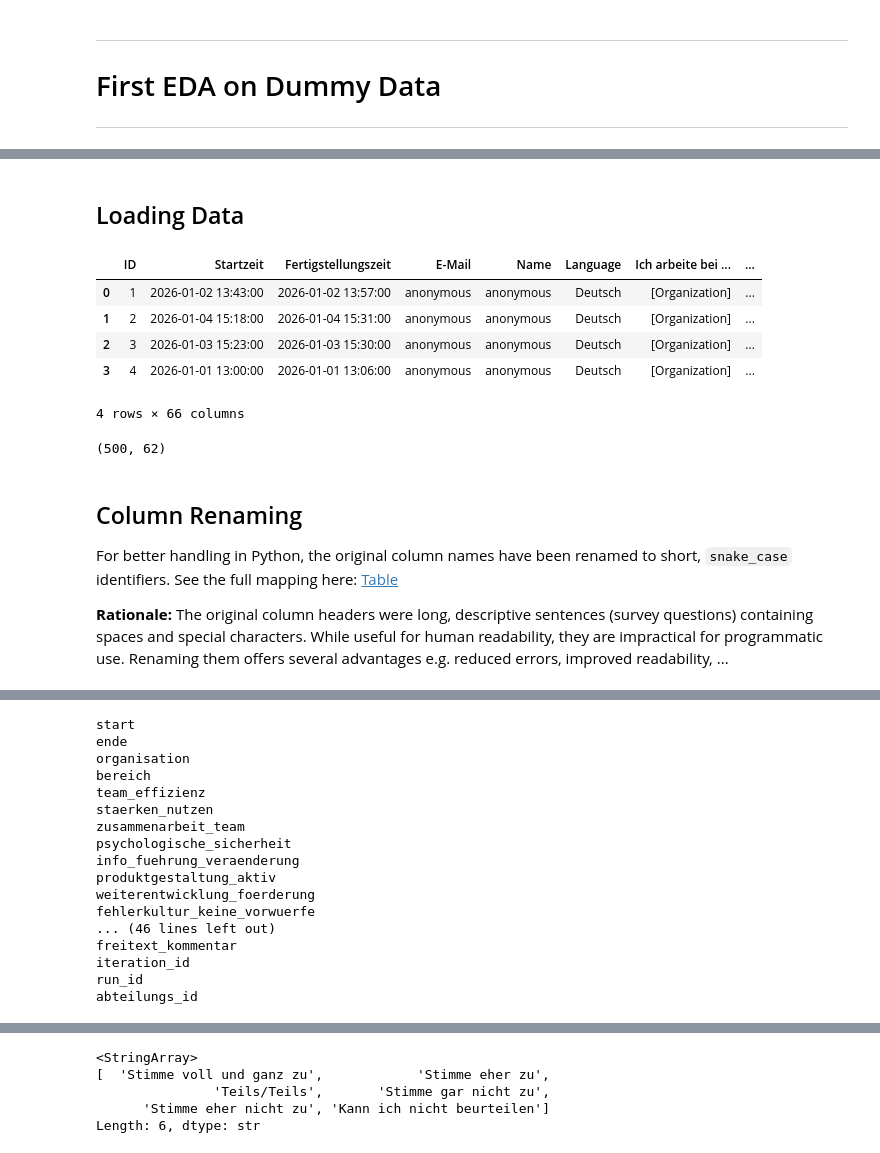
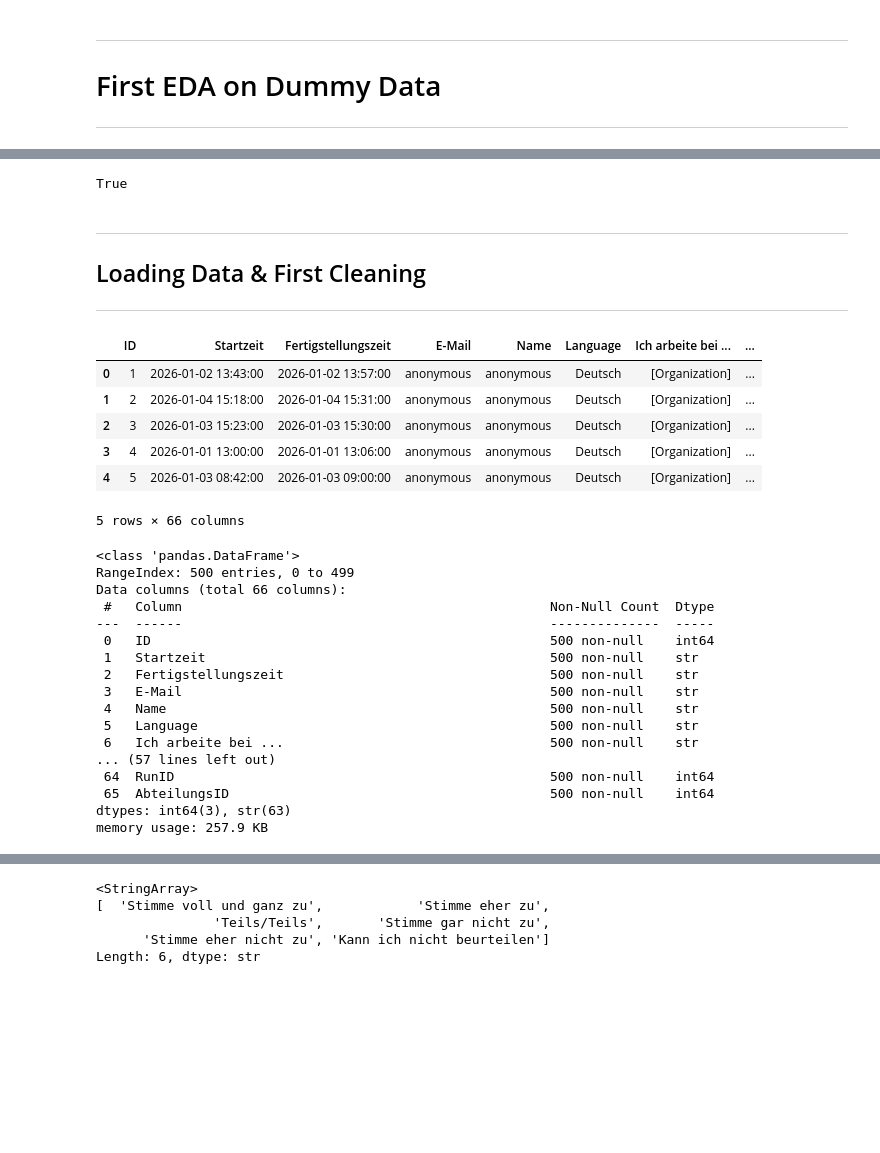
Before and after one commit to IzziePy/ELFI-capstone, a Jupyter notebook: eda.ipynb, the cells around one changed output, grey strips where cells are left out. Drawn from its saved outputs; the diff is of its cells as text; code cells hidden in the pictures; blank space fills up the shorter version.

```diff
--- a/eda.ipynb
+++ b/eda.ipynb
@@ -32,0 +21,10 @@ plt.rcParams['font.size'] = 18
+# %%
+# Download the quietly
+nltk.download('omw-1.4', quiet=True)
+
+# Download Open Multilingual WordNet database
+# ( multilingual dictionary database for lemmatization and word relations)
+
+nltk.download('omw-1.4', quiet=True)
+# %% [output]
+True
@@ -33,26 +41,43 @@ plt.rcParams['font.size'] = 18
 # %% [markdown]
-## Loading Data
+---
+
+## Loading Data & First Cleaning
+
+---
 # %%
+# Read in data (example for CSV)
 data = pd.read_csv('data/synthetic_employee_survey_500_same_structure.csv')
-data.head(4)
+
+# First preview (First 5 rows)
+display(data.head())
+
+# Check structure and data types (null values, column names)
+data.info()
 # %% [output]
 |  | ID | Startzeit | Fertigstellungszeit | E-Mail | Name | Language | Ich arbeite bei ... | ... |
 | 0 | 1 | 2026-01-02 13:43:00 | 2026-01-02 13:57:00 | anonymous | anonymous | Deutsch | [Organization] | ... |
 | 1 | 2 | 2026-01-04 15:18:00 | 2026-01-04 15:31:00 | anonymous | anonymous | Deutsch | [Organization] | ... |
 | 2 | 3 | 2026-01-03 15:23:00 | 2026-01-03 15:30:00 | anonymous | anonymous | Deutsch | [Organization] | ... |
 | 3 | 4 | 2026-01-01 13:00:00 | 2026-01-01 13:06:00 | anonymous | anonymous | Deutsch | [Organization] | ... |
+| 4 | 5 | 2026-01-03 08:42:00 | 2026-01-03 09:00:00 | anonymous | anonymous | Deutsch | [Organization] | ... |
-4 rows × 66 columns
+5 rows × 66 columns
+<class 'pandas.DataFrame'>
+RangeIndex: 500 entries, 0 to 499
+Data columns (total 66 columns):
+ #   Column                                               Non-Null Count  Dtype
+---  ------                                               --------------  -----
+ 0   ID                                                   500 non-null    int64
+ 1   Startzeit                                            500 non-null    str
+ 2   Fertigstellungszeit                                  500 non-null    str
+ 3   E-Mail                                               500 non-null    str
+ 4   Name                                                 500 non-null    str
+ 5   Language                                             500 non-null    str
+ 6   Ich arbeite bei ...                                  500 non-null    str
+... (57 lines left out)
+ 64  RunID                                                500 non-null    int64
+ 65  AbteilungsID                                         500 non-null    int64
+dtypes: int64(3), str(63)
+memory usage: 257.9 KB
-# %%
-data.shape
-# %% [output]
-(500, 62)
-# %% [markdown]
-## Column Renaming
-
-For better handling in Python, the original column names have been renamed to short, `snake_case` identifiers. See the full mapping here: [Table](project_setup/column_mapping.md)
-
-**Rationale:**
-The original column headers were long, descriptive sentences (survey questions) containing spaces and special characters. While useful for human readability, they are impractical for programmatic use. Renaming them offers several advantages e.g. reduced errors, improved readability, ...
 # %%
 # Remove useless columns
 
@@ -93,24 +117,3 @@ data.head(3)
 | 1 | 2026-01-04 15:18:00 | 2026-01-04 15:31:00 | [Organization] | IN-AL (Innovationsfeld Alpha) | Stimme eher zu | Teils/Teils | Stimme voll und ganz zu | ... |
 | 2 | 2026-01-03 15:23:00 | 2026-01-03 15:30:00 | [Organization] | KE-EP (Kernbereich Epsilon) | Stimme eher zu | Teils/Teils | Stimme eher zu | ... |
 3 rows × 62 columns
-# %%
-for col in data.columns:
-    print(col)
-# %% [output]
-start
-ende
-organisation
-bereich
-team_effizienz
-staerken_nutzen
-zusammenarbeit_team
-psychologische_sicherheit
-info_fuehrung_veraenderung
-produktgestaltung_aktiv
-weiterentwicklung_foerderung
-fehlerkultur_keine_vorwuerfe
-... (46 lines left out)
-freitext_kommentar
-iteration_id
-run_id
-abteilungs_id
```
Also changed, not shown: parts of 72 cells of this notebook, 2 other files.
